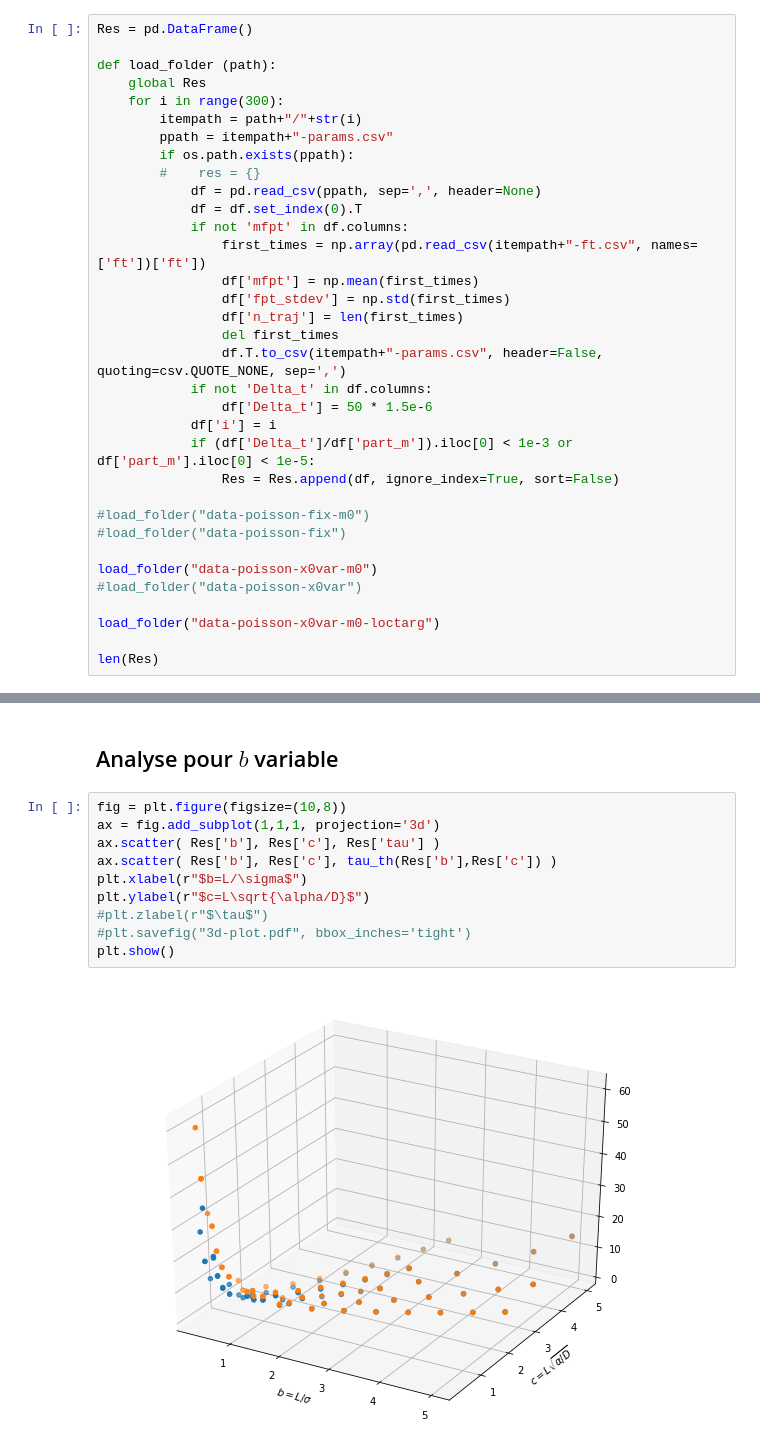
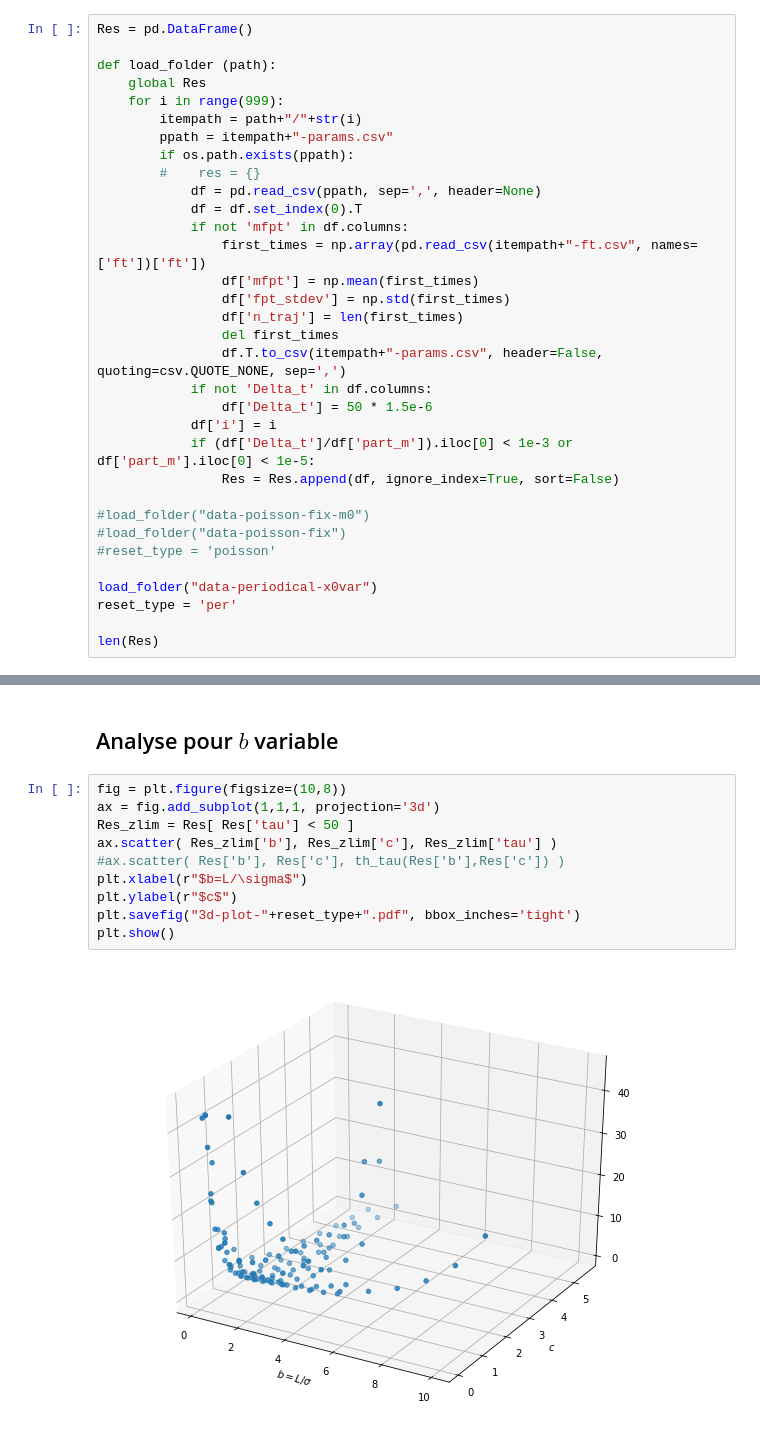
Before and after one commit to xif-fr/BrownianMotion, a Jupyter notebook: langevin-mfpt/langevin-mfpt.ipynb, the cells around one changed output, grey strips where cells are left out. Drawn from its saved outputs; the diff is of its cells as text.

```diff
--- a/langevin-mfpt/langevin-mfpt.ipynb
+++ b/langevin-mfpt/langevin-mfpt.ipynb
@@ -20,7 +17,7 @@ Res = pd.DataFrame()
 
 def load_folder (path):
     global Res
-    for i in range(300):
+    for i in range(999):
         itempath = path+"/"+str(i)
         ppath = itempath+"-params.csv"
         if os.path.exists(ppath):
@@ -42,11 +39,10 @@ def load_folder (path):
 
 #load_folder("data-poisson-fix-m0")
 #load_folder("data-poisson-fix")
+#reset_type = 'poisson'
 
-load_folder("data-poisson-x0var-m0")
-#load_folder("data-poisson-x0var")
-
-load_folder("data-poisson-x0var-m0-loctarg")
+load_folder("data-periodical-x0var")
+reset_type = 'per'
 
 len(Res)
 # %% [output]
@@ -132,13 +112,13 @@ Res_binf_03
 # %%
 fig = plt.figure(figsize=(10,8))
 ax = fig.add_subplot(1,1,1, projection='3d')
-ax.scatter( Res['b'], Res['c'], Res['tau'] )
-ax.scatter( Res['b'], Res['c'], tau_th(Res['b'],Res['c']) )
+Res_zlim = Res[ Res['tau'] < 50 ]
+ax.scatter( Res_zlim['b'], Res_zlim['c'], Res_zlim['tau'] )
+#ax.scatter( Res['b'], Res['c'], th_tau(Res['b'],Res['c']) )
 plt.xlabel(r"$b=L/\sigma$")
-plt.ylabel(r"$c=L\sqrt{\alpha/D}$")
-#plt.zlabel(r"$\tau$")
-#plt.savefig("3d-plot.pdf", bbox_inches='tight')
+plt.ylabel(r"$c$")
+plt.savefig("3d-plot-"+reset_type+".pdf", bbox_inches='tight')
 plt.show()
 # %% [output]
-[figure, old version]
+[figure, new version]
 # %%
```
Also changed, not shown: parts of 27 cells of this notebook.
